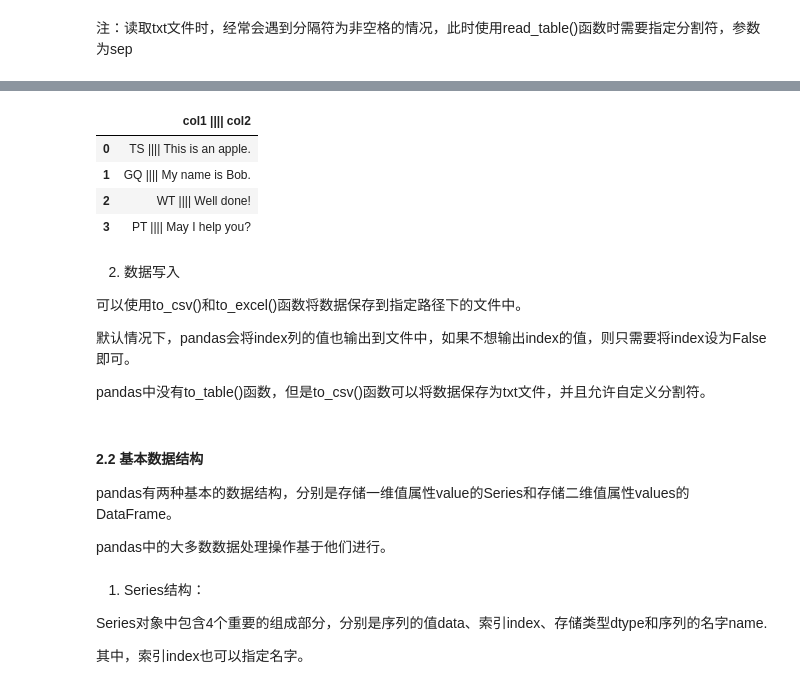
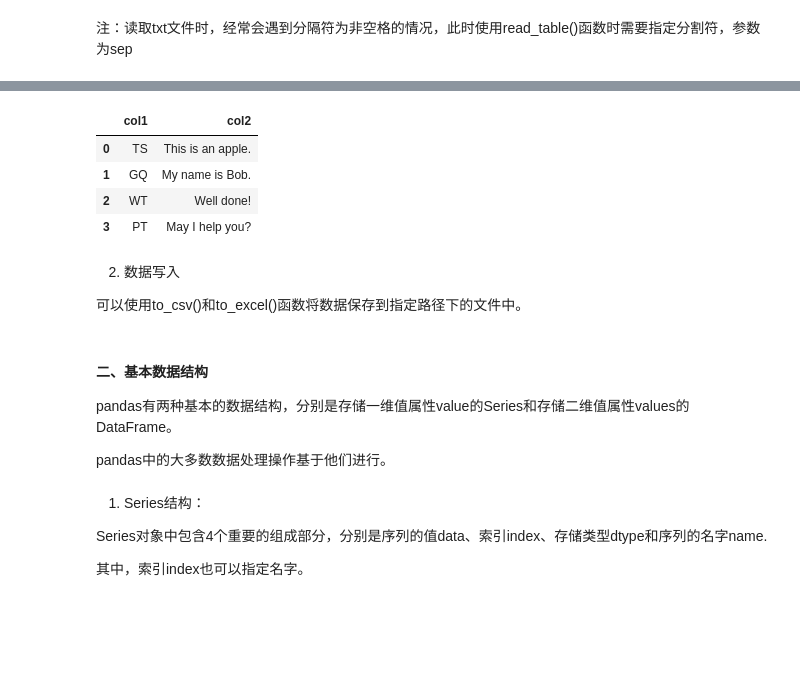
Before and after one commit to liutongcun/Data-Analysis, a Jupyter notebook: Lecture 2.ipynb, the cells around one changed output, grey strips where cells are left out. Saved outputs shown, nothing was run; the diff lists cells and outputs as text; code cells hidden in the pictures; blank space fills up the shorter version.

```diff
--- a/Lecture 2.ipynb
+++ b/Lecture 2.ipynb
@@ -112,22 +139,14 @@ pd.read_csv('data/my_csv.csv',nrows=2)
 # %%
-#例：读取以“||||”为分隔符的txt文件
-pd.read_table('data/my_table_special_sep.txt')
-
-#pd.read_table('data/my_table_special_sep.txt',sep='\|\|\|\|')
 #如果不想显示一堆提示，则需要指定参数engine='python'
-#pd.read_table('data/my_table_special_sep.txt',sep='\|\|\|\|',engine='python')
+pd.read_table('data/my_table_special_sep.txt',sep='\|\|\|\|',engine='python')
 # %% [output]
-|  | col1 |||| col2 |
-| 0 | TS |||| This is an apple. |
-| 1 | GQ |||| My name is Bob. |
-| 2 | WT |||| Well done! |
-| 3 | PT |||| May I help you? |
+|  | col1 | col2 |
+| 0 | TS | This is an apple. |
+| 1 | GQ | My name is Bob. |
+| 2 | WT | Well done! |
+| 3 | PT | May I help you? |
 # %% [markdown]
 2. 数据写入
 
 可以使用to_csv()和to_excel()函数将数据保存到指定路径下的文件中。
-
-默认情况下，pandas会将index列的值也输出到文件中，如果不想输出index的值，则只需要将index设为False即可。
-
-pandas中没有to_table()函数，但是to_csv()函数可以将数据保存为txt文件，并且允许自定义分割符。
 # %%
@@ -137,6 +159,6 @@ df_csv.to_csv('data/my_csv_saved.csv',index=False)
 df_txt.to_csv('data/my_txt_saved.txt',sep='\t',index=False)
 # %% [markdown]
-#### 2.2 基本数据结构
+#### 二、基本数据结构
 
 pandas有两种基本的数据结构，分别是存储一维值属性value的Series和存储二维值属性values的DataFrame。
 
```
Also changed, not shown: parts of 17 cells of this notebook, 2 other files.
